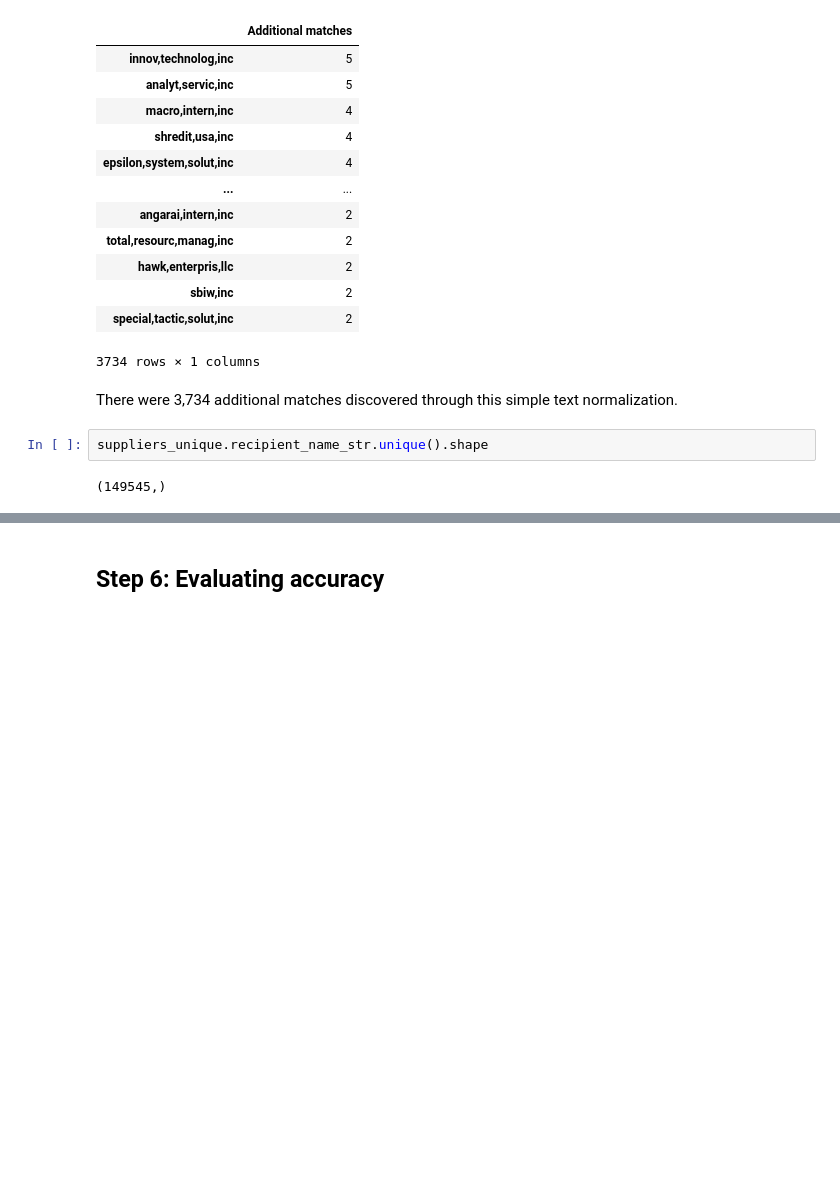
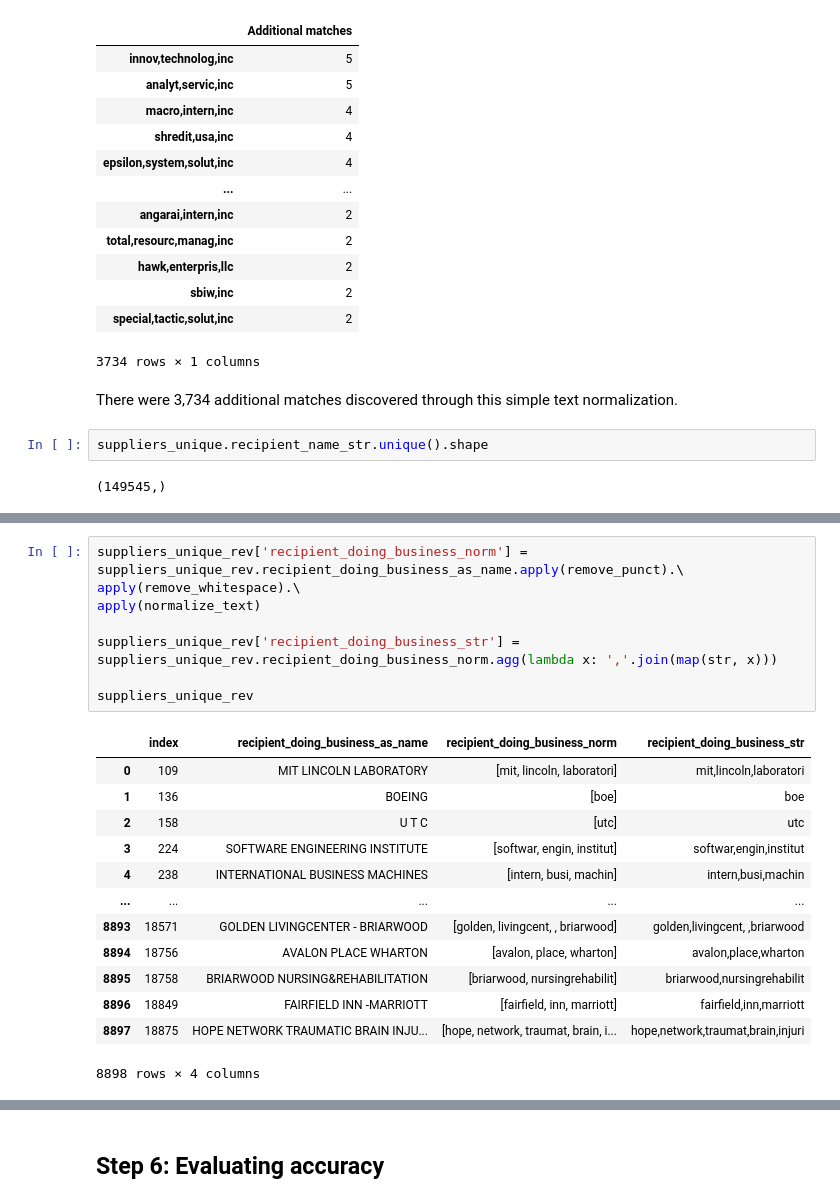
Before and after one commit to shannonmooney/government-spend, a Jupyter notebook: government spend analysis.ipynb, the cells around one changed output, grey strips where cells are left out. Drawn from its saved outputs; the diff is of its cells as text; blank space fills up the shorter version.

```diff
--- a/government spend analysis.ipynb
+++ b/government spend analysis.ipynb
@@ -204,0 +245,22 @@ With normalized text, **149,545** unique suppliers are found.
+# %%
+suppliers_unique_rev['recipient_doing_business_norm'] = suppliers_unique_rev.recipient_doing_business_as_name.apply(remove_punct).\
+apply(remove_whitespace).\
+apply(normalize_text)
+
+suppliers_unique_rev['recipient_doing_business_str'] = suppliers_unique_rev.recipient_doing_business_norm.agg(lambda x: ','.join(map(str, x)))
+
+suppliers_unique_rev
+# %% [output]
+|  | index | recipient_doing_business_as_name | recipient_doing_business_norm | recipient_doing_business_str |
+| 0 | 109 | MIT LINCOLN LABORATORY | [mit, lincoln, laboratori] | mit,lincoln,laboratori |
+| 1 | 136 | BOEING | [boe] | boe |
+| 2 | 158 | U T C | [utc] | utc |
+| 3 | 224 | SOFTWARE ENGINEERING INSTITUTE | [softwar, engin, institut] | softwar,engin,institut |
+| 4 | 238 | INTERNATIONAL BUSINESS MACHINES | [intern, busi, machin] | intern,busi,machin |
+| ... | ... | ... | ... | ... |
+| 8893 | 18571 | GOLDEN LIVINGCENTER - BRIARWOOD | [golden, livingcent, , briarwood] | golden,livingcent, ,briarwood |
+| 8894 | 18756 | AVALON PLACE WHARTON | [avalon, place, wharton] | avalon,place,wharton |
+| 8895 | 18758 | BRIARWOOD NURSING&REHABILITATION | [briarwood, nursingrehabilit] | briarwood,nursingrehabilit |
+| 8896 | 18849 | FAIRFIELD INN -MARRIOTT | [fairfield, inn, marriott] | fairfield,inn,marriott |
+| 8897 | 18875 | HOPE NETWORK TRAUMATIC BRAIN INJU... | [hope, network, traumat, brain, i... | hope,network,traumat,brain,injuri |
+8898 rows × 4 columns
```
Also changed, not shown: parts of 7 cells of this notebook.
